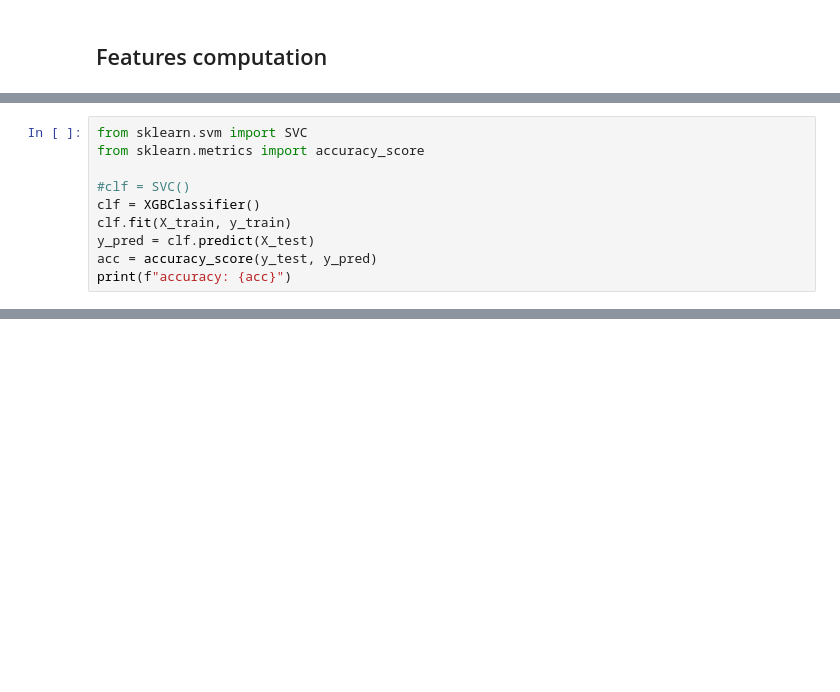
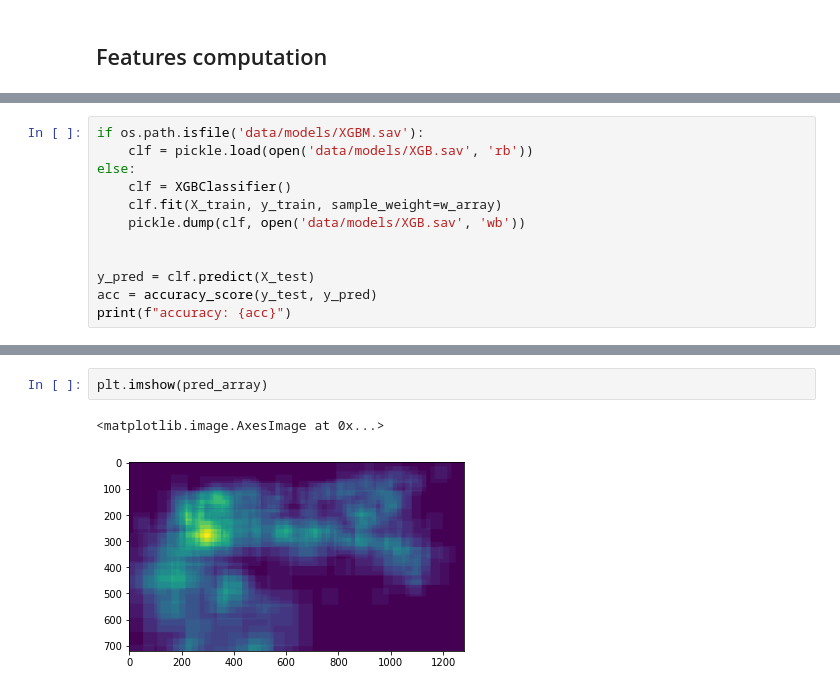
Before and after one commit to timrio/cars_detection, a Jupyter notebook: run_model.ipynb, the cells around one changed output, grey strips where cells are left out. Drawn from its saved outputs; the diff is of its cells as text; blank space fills up the shorter version.

```diff
--- a/run_model.ipynb
+++ b/run_model.ipynb
@@ -82,10 +106,12 @@ X_train, X_test, y_train, y_test = train_test_split(X, y, test_size=0.2, random_
 # %%
-from sklearn.svm import SVC
-from sklearn.metrics import accuracy_score
+if os.path.isfile('data/models/XGBM.sav'):
+    clf = pickle.load(open('data/models/XGB.sav', 'rb'))
+else:
+    clf = XGBClassifier()
+    clf.fit(X_train, y_train, sample_weight=w_array)
+    pickle.dump(clf, open('data/models/XGB.sav', 'wb'))
 
-#clf = SVC()
-clf = XGBClassifier()
-clf.fit(X_train, y_train)
+
 y_pred = clf.predict(X_test)
 acc = accuracy_score(y_test, y_pred)
 print(f"accuracy: {acc}")
@@ -117 +206,6 @@ for size in tqdm(range(100,200,20), position = 0):
+# %%
+plt.imshow(pred_array)
+# %% [output]
+<matplotlib.image.AxesImage at 0x...>
+[figure, added]
 # %%
```
Also changed, not shown: parts of 20 cells of this notebook, 14 other files.
